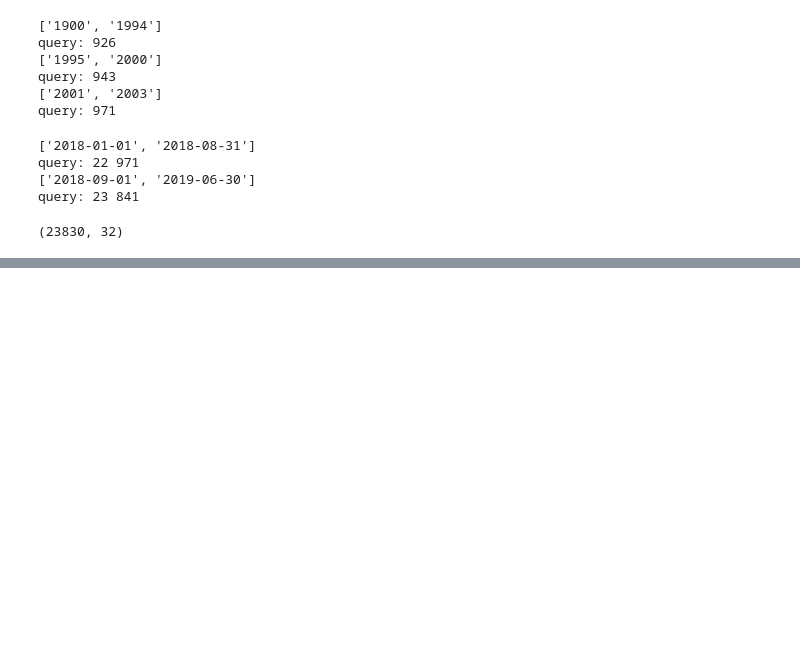
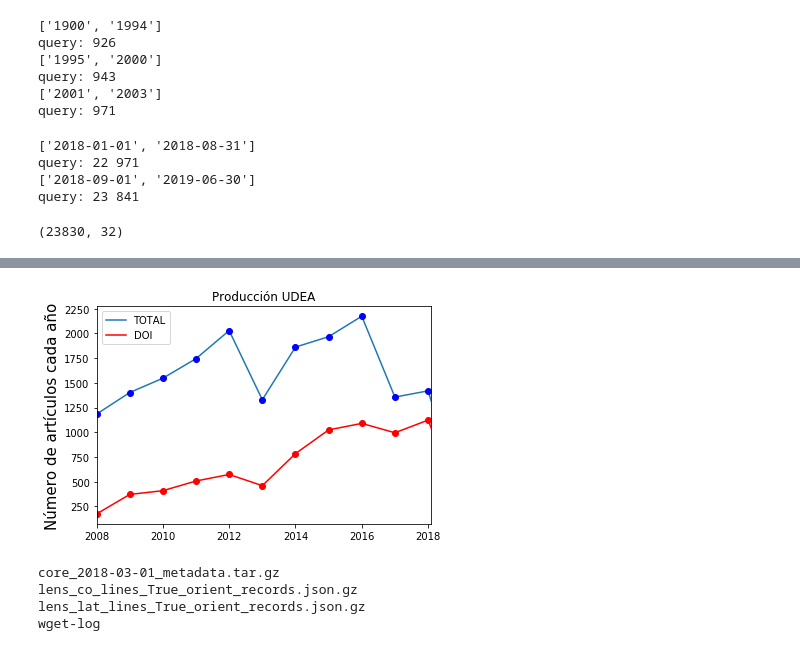
Before and after one commit to restrepo/lensapi, a Jupyter notebook: lens.ipynb, the cells around one changed output, grey strips where cells are left out. Drawn from its saved outputs; the diff is of its cells as text; code cells hidden in the pictures; blank space fills up the shorter version.

```diff
--- a/lens.ipynb
+++ b/lens.ipynb
@@ -181,0 +234,24 @@ pd.read_json('data/udea.json.gz',compression='gzip').reset_index(drop=True)
+# %%
+minyear=2007
+totx=list( udeay[udeay['Year']>minyear]['Year'].value_counts().sort_index().index )
+toty=list( udeay[udeay['Year']>minyear]['Year'].value_counts().sort_index().values )
+doix=list( udea_doi[udea_doi['Year']>minyear]['Year'].value_counts().sort_index().index )
+doiy=list( udea_doi[udea_doi['Year']>minyear]['Year'].value_counts().sort_index().values )
+plt.plot(totx,toty,label='TOTAL')
+plt.plot(totx,toty,'bo')
+plt.plot(doix,doiy,'r',label='DOI')
+plt.plot(doix,doiy,'ro')
+plt.legend(loc='best')
+plt.xlim(2008,2018.1)
+plt.title('Producción UDEA')
+plt.ylabel('Número de artículos cada año',size=15)
+plt.savefig('totdoi.pdf')
+# %% [output]
+[figure, added]
+# %%
+ls /scratch/restrepo/HUGE/JSON/
+# %% [output]
+core_2018-03-01_metadata.tar.gz
+lens_co_lines_True_orient_records.json.gz
+lens_lat_lines_True_orient_records.json.gz
+wget-log
```
Also changed, not shown: parts of 18 cells of this notebook, 2 other files.
